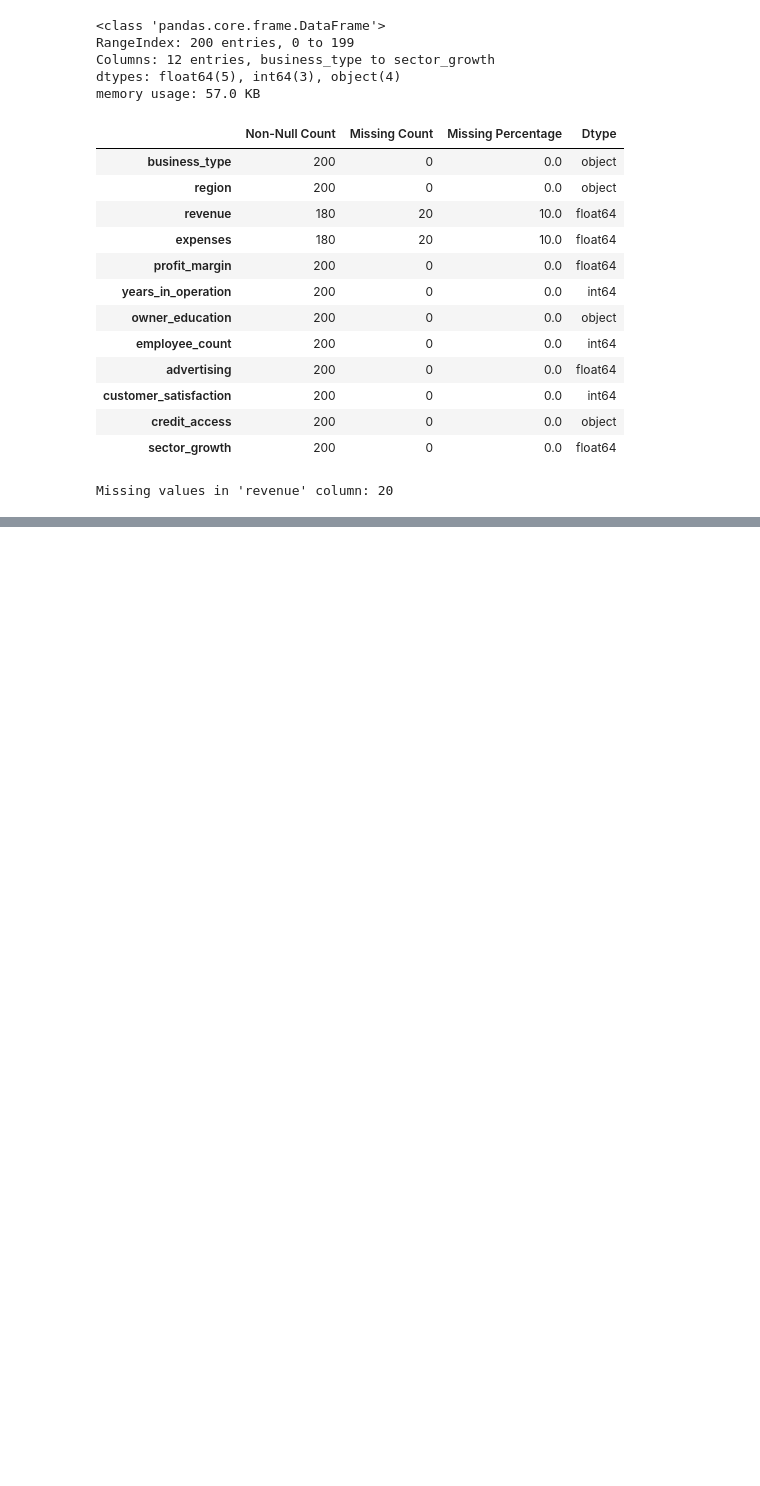
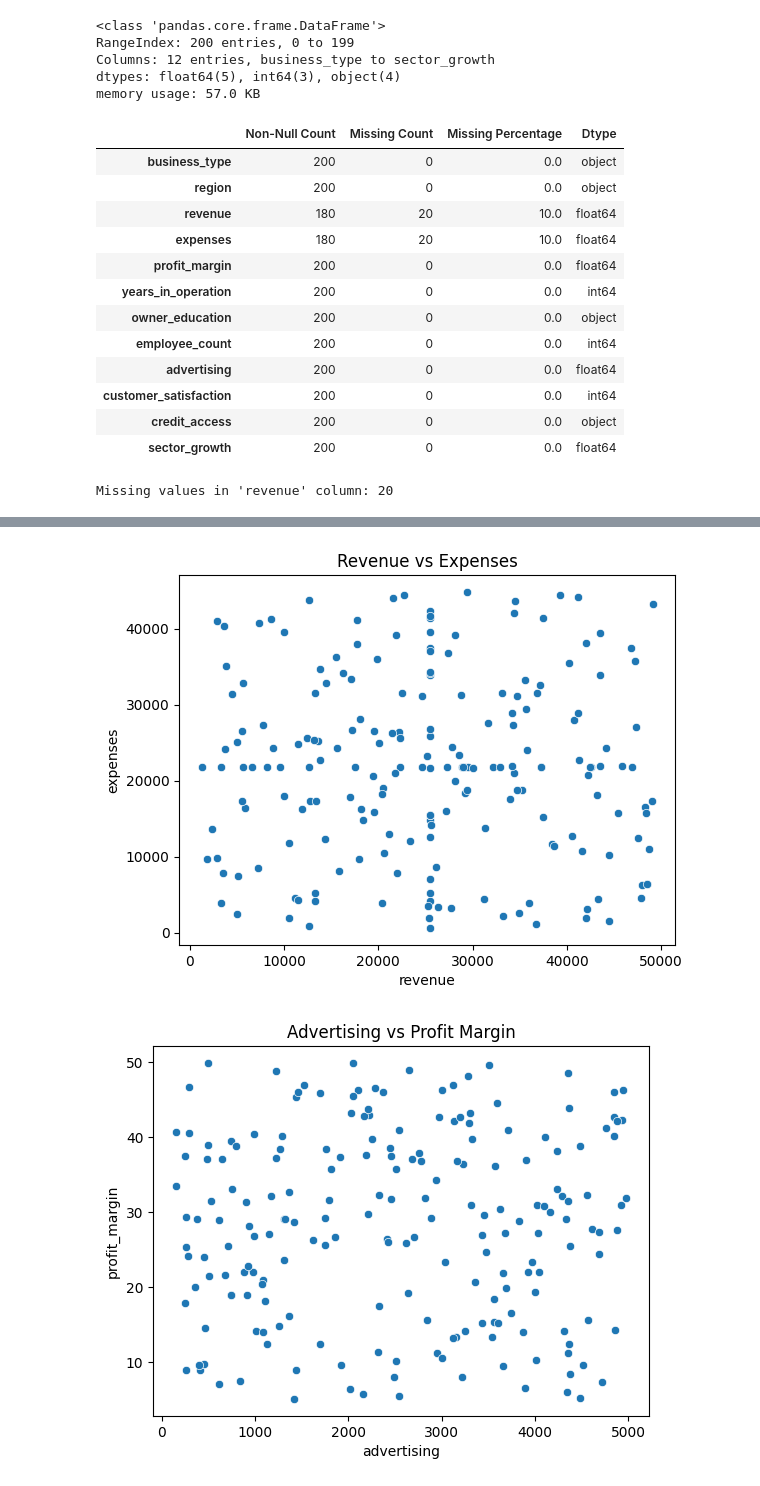
Before and after one commit to EfyaDufie2020/Small-Business-Performance-Analysis-in-Ghana, a Jupyter notebook: Notebooks/SBPG.ipynb, the cells around one changed output, grey strips where cells are left out. Cells and saved outputs as stored; diff of their text form; code cells hidden in the pictures; blank space fills up the shorter version.

```diff
--- a/Notebooks/SBPG.ipynb
+++ b/Notebooks/SBPG.ipynb
@@ -334,0 +439,13 @@ Number of rows with missing 'revenue': 20
+# %%
+#Numerical columns vs numerical columns for bivariate analysis
+
+sns.scatterplot(data=df_Small_Business, x='revenue', y='expenses')
+plt.title('Revenue vs Expenses')
+plt.show()
+
+sns.scatterplot(data=df_Small_Business, x='advertising', y='profit_margin')
+plt.title('Advertising vs Profit Margin')
+plt.show()
+# %% [output]
+[figure, added]
+[figure, added]
```
Also changed, not shown: parts of 13 cells of this notebook.
